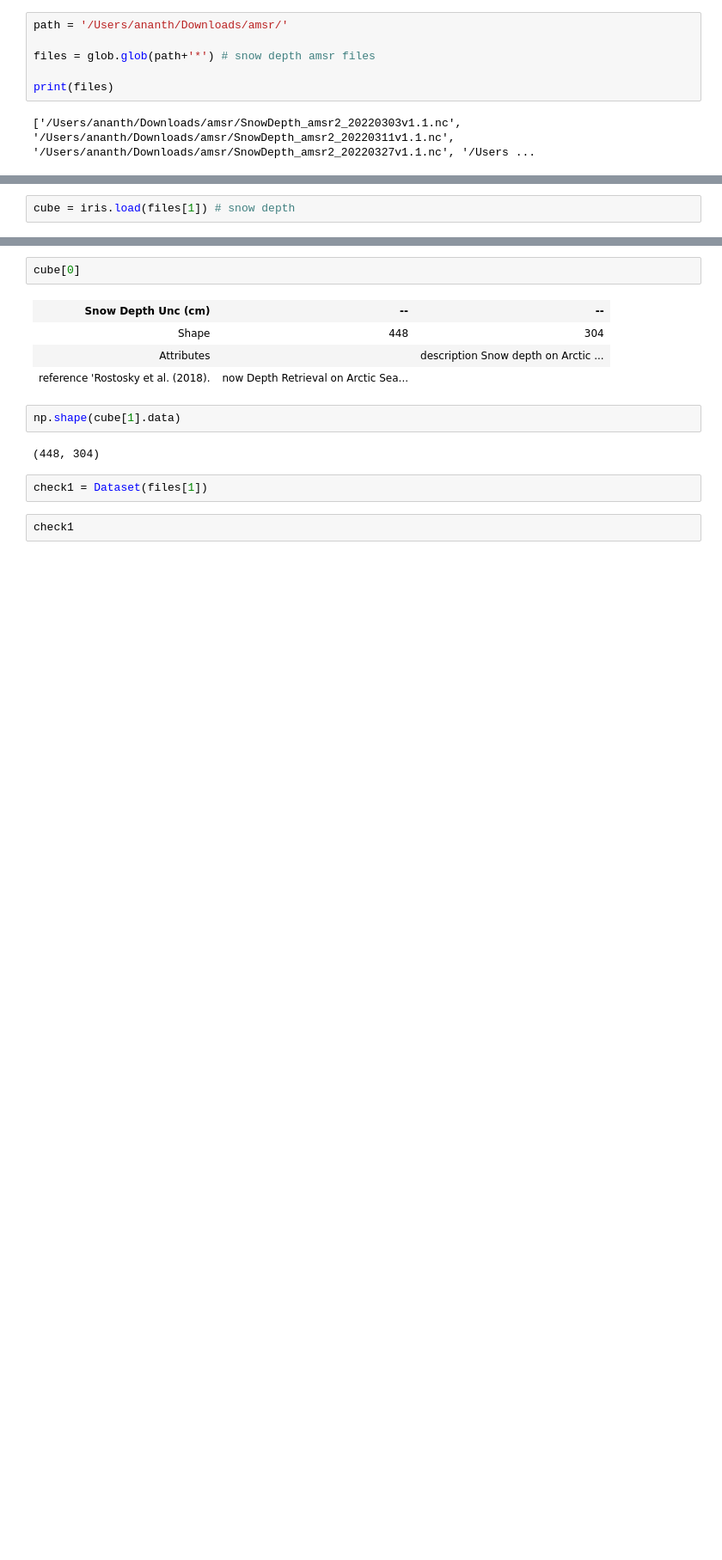
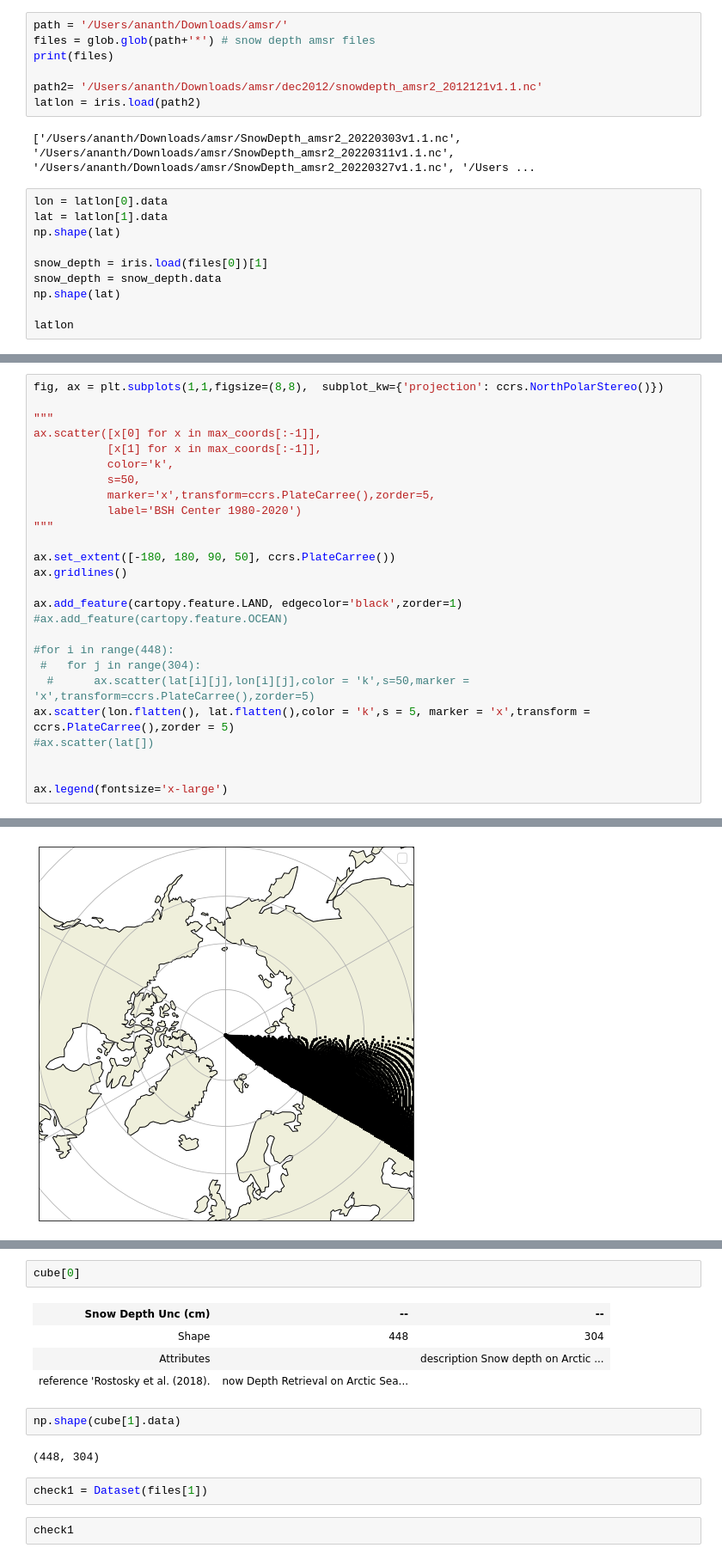
Before and after one commit to bazilsky/jupyter_local, a Jupyter notebook: netcdf/snow_depth.ipynb, the cells around one changed output, grey strips where cells are left out. Shown at 86% size. Cells and saved outputs as stored; diff of their text form; blank space fills up the shorter version.

Commit message:
scatter lat lon

```diff
--- a/netcdf/snow_depth.ipynb
+++ b/netcdf/snow_depth.ipynb
@@ -6,8 +9,19 @@ import numpy as np
 # %%
 path = '/Users/ananth/Downloads/amsr/'
+files = glob.glob(path+'*') # snow depth amsr files
+print(files)
 
-files = glob.glob(path+'*') # snow depth amsr files
-
-print(files)
+path2= '/Users/ananth/Downloads/amsr/dec2012/snowdepth_amsr2_2012121v1.1.nc'
+latlon = iris.load(path2)
 # %% [output]
 ['/Users/ananth/Downloads/amsr/SnowDepth_amsr2_20220303v1.1.nc', '/Users/ananth/Downloads/amsr/SnowDepth_amsr2_20220311v1.1.nc', '/Users/ananth/Downloads/amsr/SnowDepth_amsr2_20220327v1.1.nc', '/Users ...
+# %%
+lon = latlon[0].data
+lat = latlon[1].data
+np.shape(lat)
+
+snow_depth = iris.load(files[0])[1]
+snow_depth = snow_depth.data
+np.shape(lat)
+
+latlon
@@ -14,2 +59,27 @@ print(files)
 # %%
-cube = iris.load(files[1]) # snow depth
+fig, ax = plt.subplots(1,1,figsize=(8,8),  subplot_kw={'projection': ccrs.NorthPolarStereo()})
+
+"""
+ax.scatter([x[0] for x in max_coords[:-1]],
+           [x[1] for x in max_coords[:-1]],
+           color='k',
+           s=50,
+           marker='x',transform=ccrs.PlateCarree(),zorder=5,
+           label='BSH Center 1980-2020')
+"""
+
+ax.set_extent([-180, 180, 90, 50], ccrs.PlateCarree())
+ax.gridlines()
+
+ax.add_feature(cartopy.feature.LAND, edgecolor='black',zorder=1)
+#ax.add_feature(cartopy.feature.OCEAN)
+
+#for i in range(448):
+ #   for j in range(304):
+  #      ax.scatter(lat[i][j],lon[i][j],color = 'k',s=50,marker = 'x',transform=ccrs.PlateCarree(),zorder=5)
+ax.scatter(lon.flatten(), lat.flatten(),color = 'k',s = 5, marker = 'x',transform = ccrs.PlateCarree(),zorder = 5)
+#ax.scatter(lat[])
+
+
+ax.legend(fontsize='x-large')
+# %% [output]
@@ -16 +88,2 @@ cube = iris.load(files[1]) # snow depth
+[figure, added]
 # %%
```
Also changed, not shown: parts of 4 cells of this notebook, 1 other file.
